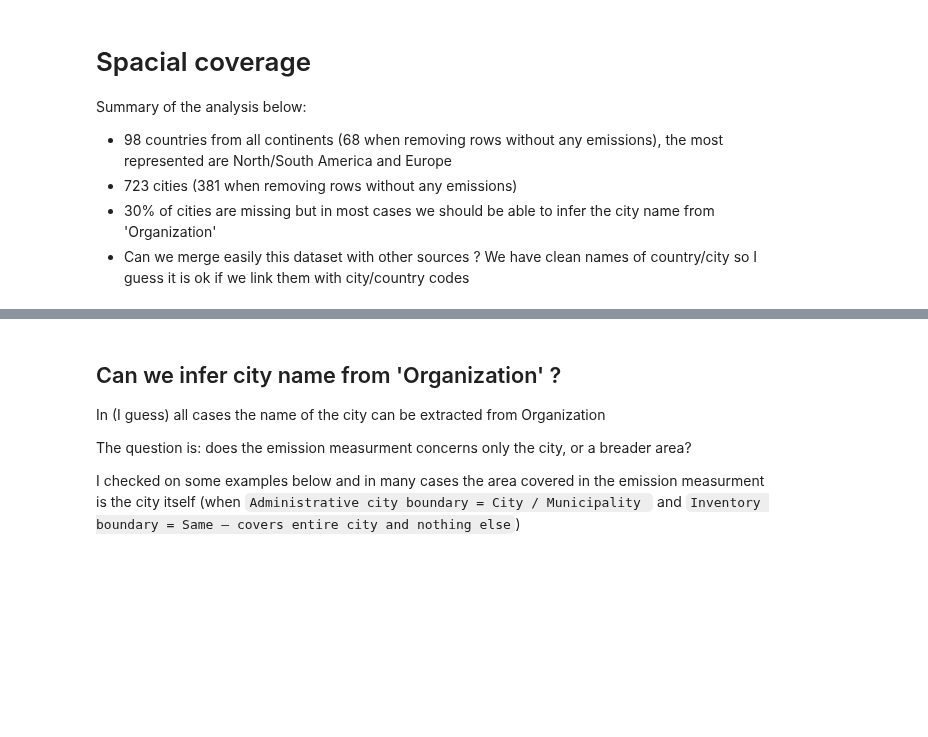
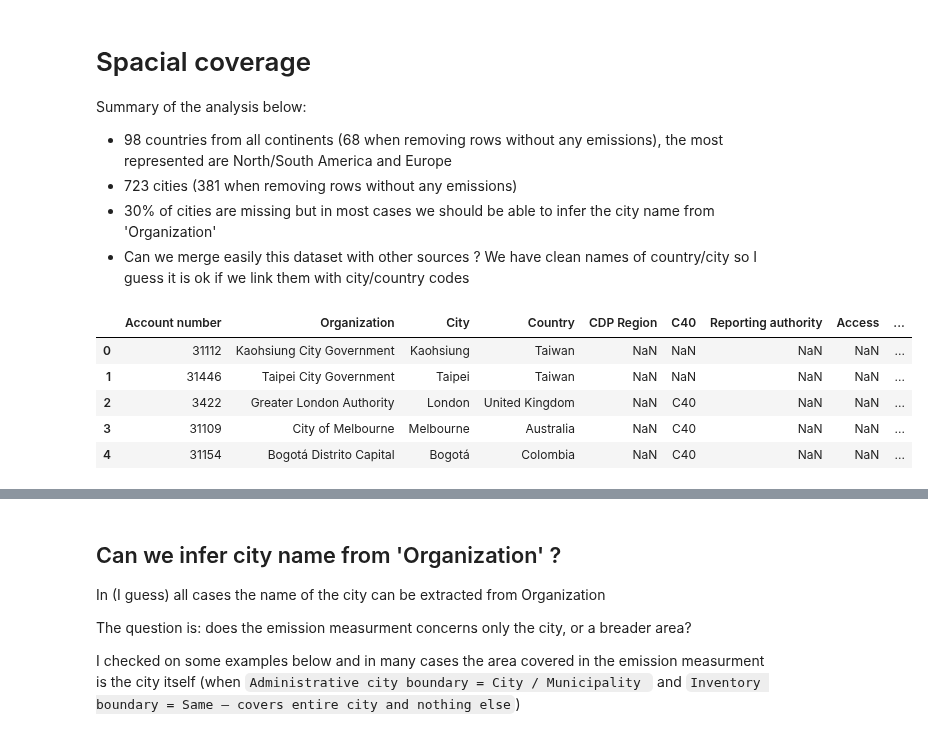
Before and after one commit to OpenGeoScales/ogs-data-exploration, a Jupyter notebook: notebooks/ghg-emissions/cdp/cdp-notebook.ipynb, the cells around one changed output, grey strips where cells are left out. Cells and saved outputs as stored; diff of their text form; code cells hidden in the pictures; blank space fills up the shorter version.

```diff
--- a/notebooks/ghg-emissions/cdp/cdp-notebook.ipynb
+++ b/notebooks/ghg-emissions/cdp/cdp-notebook.ipynb
@@ -193,10 +336,17 @@ Summary of the analysis below:
 - Can we merge easily this dataset with other sources ? We have clean names of country/city so I guess it is ok if we link them with city/country codes
 # %%
 # Keeping only geo-related data so it's easier to display
-geo_data = data.loc[:, ['Account Number', 'Organization', 'City', 'Country', 'CDP Region','Reporting Authority', 'Access',
+geo_data = data.loc[:, ['Account number', 'Organization', 'City', 'Country', 'CDP Region', 'C40', 'Reporting authority', 'Access',
                         'City-wide emissions inventory', 'Administrative city boundary', 'Inventory boundary (compared to Administrative city boundary)',
-                       'Land area (in square km)', 'City Location']]
+                       'Land area (in square km)', 'City location', 'Country location', 'Average altitude (m)', 'Average annual temperature (in Celsius)']]
 geo_data.head()
+# %% [output]
+|  | Account number | Organization | City | Country | CDP Region | C40 | Reporting authority | Access | ... |
+| 0 | 31112 | Kaohsiung City Government | Kaohsiung | Taiwan | NaN | NaN | NaN | NaN | ... |
+| 1 | 31446 | Taipei City Government | Taipei | Taiwan | NaN | NaN | NaN | NaN | ... |
+| 2 | 3422 | Greater London Authority | London | United Kingdom | NaN | C40 | NaN | NaN | ... |
+| 3 | 31109 | City of Melbourne | Melbourne | Australia | NaN | C40 | NaN | NaN | ... |
+| 4 | 31154 | Bogotá Distrito Capital | Bogotá | Colombia | NaN | C40 | NaN | NaN | ... |
 # %%
 # Number of records (=cities) per region
 fig, ax = plt.subplots(figsize=(16, 6))
```
Also changed, not shown: parts of 48 cells of this notebook, 5 other files.
